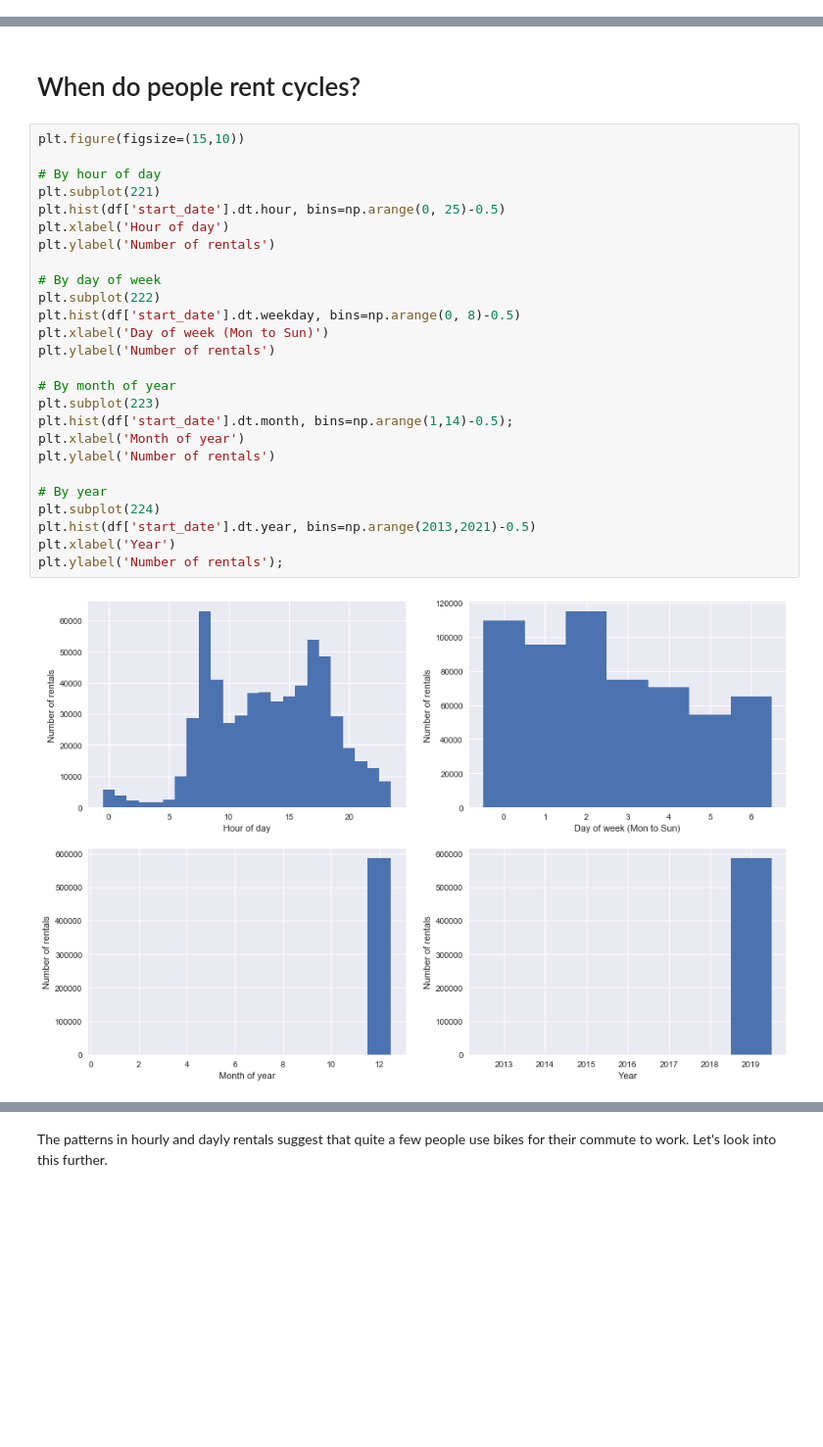
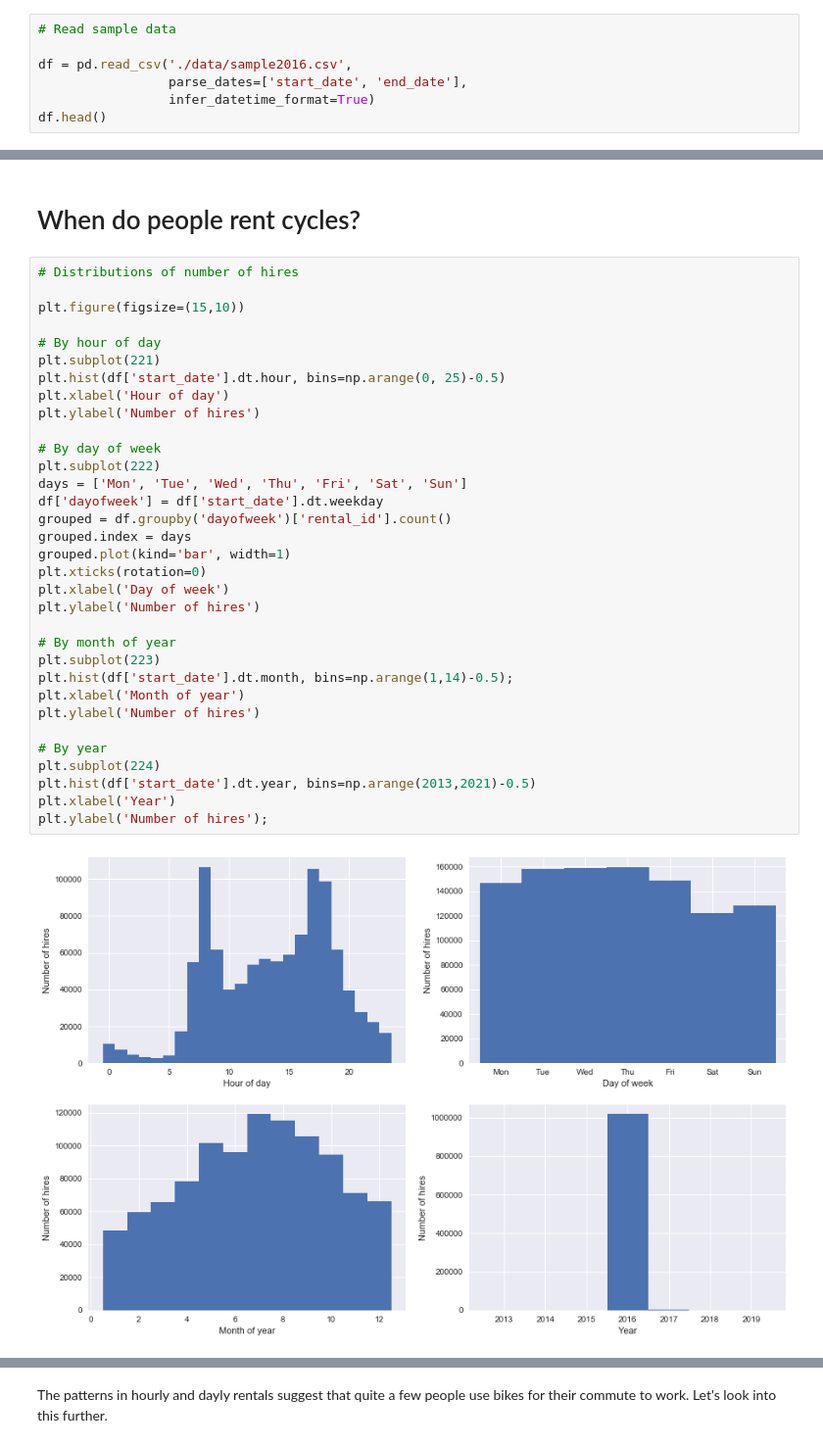
Before and after one commit to fabiangunzinger/london_cycling, a Jupyter notebook: london_cycling.ipynb, the cells around one changed output, grey strips where cells are left out. Shown at 98% size. Saved outputs shown, nothing was run; the diff lists cells and outputs as text; blank space fills up the shorter version.

```diff
--- a/london_cycling.ipynb
+++ b/london_cycling.ipynb
@@ -58,0 +48,7 @@ memory usage: 44.7+ MB
+# %%
+# Read sample data
+
+df = pd.read_csv('./data/sample2016.csv',
+                 parse_dates=['start_date', 'end_date'],
+                 infer_datetime_format=True)
+df.head()
@@ -59,30 +62,37 @@ memory usage: 44.7+ MB
 # %% [markdown]
 # When do people rent cycles?
 # %%
+# Distributions of number of hires
+
 plt.figure(figsize=(15,10))
 
 # By hour of day
 plt.subplot(221)
 plt.hist(df['start_date'].dt.hour, bins=np.arange(0, 25)-0.5)
 plt.xlabel('Hour of day')
-plt.ylabel('Number of rentals')
+plt.ylabel('Number of hires')
 
 # By day of week
 plt.subplot(222)
-plt.hist(df['start_date'].dt.weekday, bins=np.arange(0, 8)-0.5)
-plt.xlabel('Day of week (Mon to Sun)')
-plt.ylabel('Number of rentals')
+days = ['Mon', 'Tue', 'Wed', 'Thu', 'Fri', 'Sat', 'Sun']
+df['dayofweek'] = df['start_date'].dt.weekday
+grouped = df.groupby('dayofweek')['rental_id'].count()
+grouped.index = days
+grouped.plot(kind='bar', width=1)
+plt.xticks(rotation=0)
+plt.xlabel('Day of week')
+plt.ylabel('Number of hires')
 
 # By month of year
 plt.subplot(223)
 plt.hist(df['start_date'].dt.month, bins=np.arange(1,14)-0.5);
 plt.xlabel('Month of year')
-plt.ylabel('Number of rentals')
+plt.ylabel('Number of hires')
 
 # By year
 plt.subplot(224)
 plt.hist(df['start_date'].dt.year, bins=np.arange(2013,2021)-0.5)
 plt.xlabel('Year')
-plt.ylabel('Number of rentals');
+plt.ylabel('Number of hires');
 # %% [output]
-[figure, old version]
+[figure, new version]
```
Also changed, not shown: parts of 14 cells of this notebook, 1 other file.
